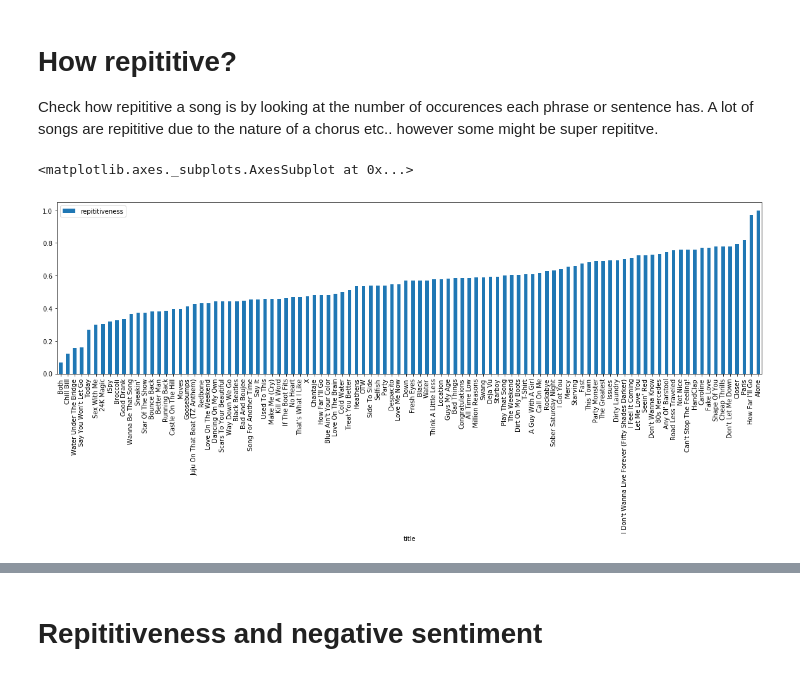
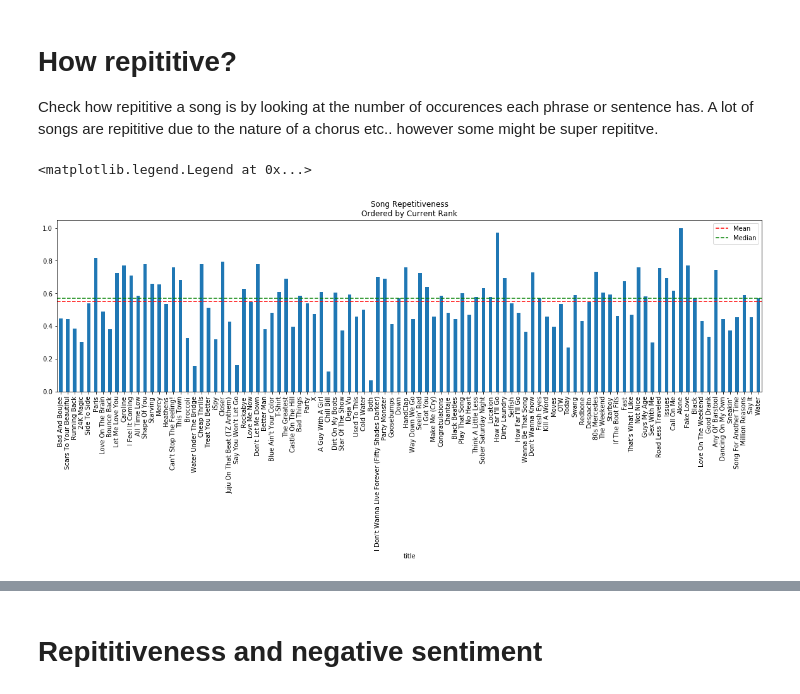
Before and after one commit to tylerwmarrs/billboard-hot-100-lyric-analysis, a Jupyter notebook: notebooks/exploratory/04-clean-lyric-analysis.ipynb, the cells around one changed output, grey strips where cells are left out. Cells and saved outputs as stored; diff of their text form; code cells hidden in the pictures.

```diff
--- a/notebooks/exploratory/04-clean-lyric-analysis.ipynb
+++ b/notebooks/exploratory/04-clean-lyric-analysis.ipynb
@@ -17,3 +19,6 @@ songs = corpus.load_songs(corpus.processed_data_dirs()[0])
+# %%
+for song in songs:
+    song['rank_differential'] = (int(song['rank_this_week']) - int(song['rank_last_week'])) / 100
 # %% [markdown]
 # NLTK default english stop words
 # %%
@@ -257,36 +262,41 @@ Check how repititive a song is by looking at the number of occurences each phras
 # %%
 def song_repitiveness(lyrics, rate=2):
     # split song on sentence and find unique sentences
     sentences = split_sentences(lyrics)
     unique_sentences = set(sentences)
 
     total_sentences = len(sentences)
     total_unique_sentences = len(unique_sentences)
 
     # collect frequency of unique sentences and calculate reptitiveness
     repititive_rate = 0
     frequency = 0
     for usentence in unique_sentences:
         for sentence in sentences:
             if usentence == sentence:
                 frequency = frequency + 1
 
         # only calc. reptitiveness rate if frequency rate cutoff is met
         if frequency >= rate:
             repititive_rate = repititive_rate + (frequency / total_sentences)
 
         frequency = 0
 
     return repititive_rate
 
 for song in songs:
     song['repititiveness'] = song_repitiveness(song['lyrics'], rate=2)
 
 songs_df = pd.DataFrame.from_dict(songs)
-songs_df.sort_values('repititiveness').plot(x='title', y=('repititiveness'), kind='bar', stacked=True, figsize=(20,5))
+plot = songs_df.sort_values('rank_this_week').plot(x='title', y=('repititiveness'), kind='bar', title='Song Repetitiveness\nOrdered by Current Rank', stacked=True, figsize=(20,5))
+mean = songs_df.mean()['repititiveness']
+median = songs_df.median()['repititiveness']
+mean_line = plot.axhline(mean, color='r', label='Mean', linestyle='--')
+median_line = plot.axhline(median, color='g', label='Median', linestyle='--')
+plot.legend(handles=[mean_line, median_line], loc=1)
 # %% [output]
-<matplotlib.axes._subplots.AxesSubplot at 0x...>
+<matplotlib.legend.Legend at 0x...>
-[figure, old version]
+[figure, new version]
 # %%
 songs_df.describe()
 # %% [output]
```
Also changed, not shown: parts of 16 cells of this notebook.
